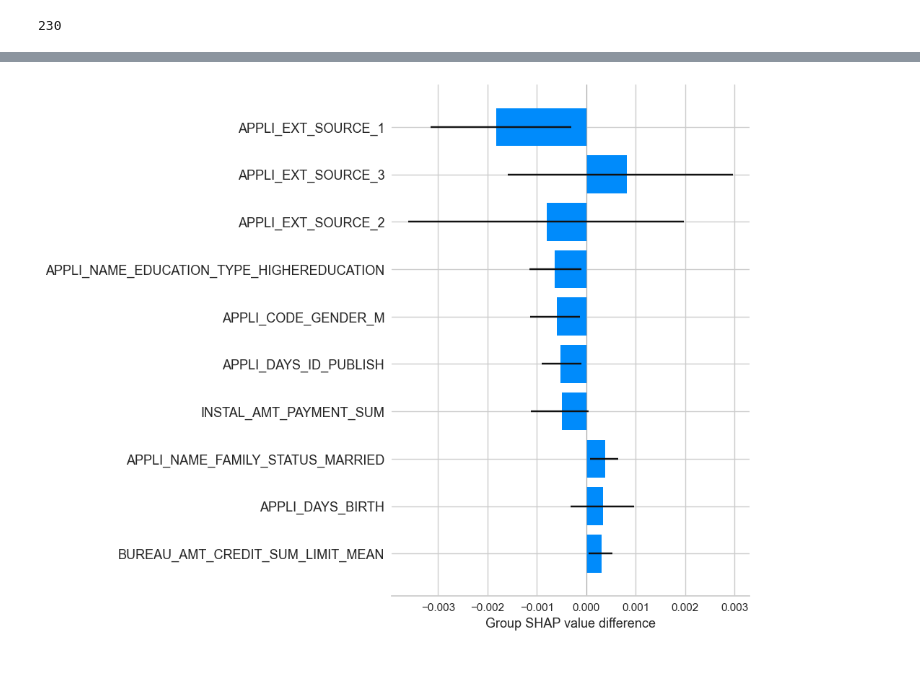
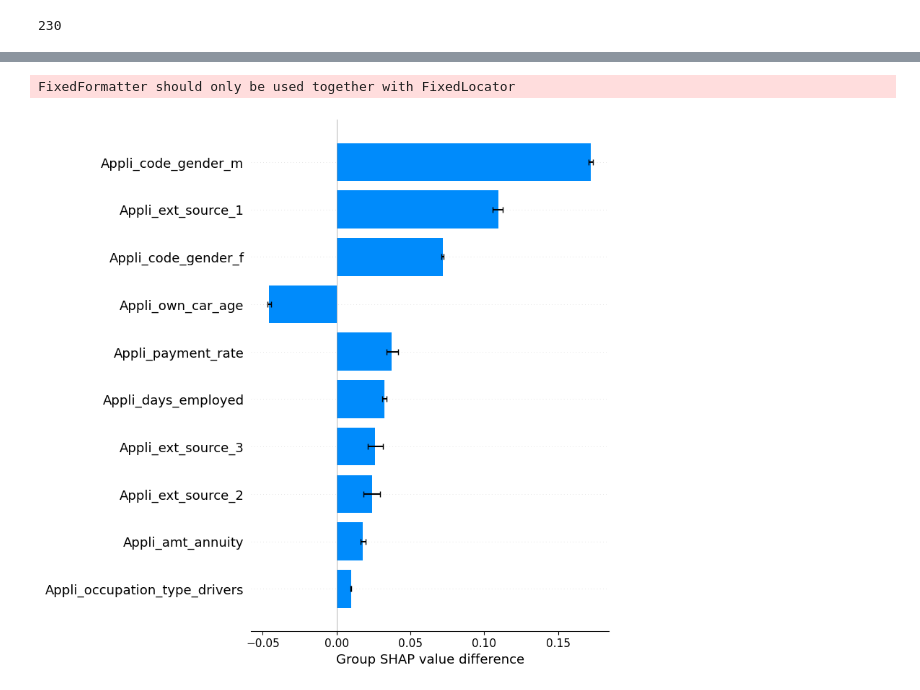
Before and after one commit to cjean-pierre/Openclassrooms, a Jupyter notebook: Data_Scientist/P7_Scoring/P7_SHAP_ANALYSIS.ipynb, the cells around one changed output, grey strips where cells are left out. Cells and saved outputs as stored; diff of their text form; code cells hidden in the pictures.

```diff
--- a/Data_Scientist/P7_Scoring/P7_SHAP_ANALYSIS.ipynb
+++ b/Data_Scientist/P7_Scoring/P7_SHAP_ANALYSIS.ipynb
@@ -98,3 +139,3 @@ contribs.shape
 # %%
-shap_values=contribs[:,:-1]
+shap_contribs=contribs[:,:-1]
 # %%
@@ -110,11 +151,11 @@ exp_values.shape
 # %%
-feat_names=list(train_df.columns[2:])
+feat_names=[feat.capitalize() for feat in feats]
 # %%
 len(feat_names)
 # %% [output]
 230
 # %%
-Xshap=np.array(train_df.iloc[:,2:])
+Xshap=np.array(test_df[feats])
 # %%
 Xshap.shape
 # %% [output]
@@ -138,5 +179,5 @@ feat_names[40]
 # %%
-group_mask=Xshap[:,40]==0
+group_mask=Xshap[:,40]==1
 # %%
 group_mask
 # %% [output]
@@ -144,4 +185,5 @@ array([False,  True, False, ...,  True,  True,  True])
 # %%
-shap.group_difference_plot(shap_values, group_mask, feature_names=feat_names, max_display=10)
+shap.group_difference_plot(shap_contribs, group_mask, feature_names=feat_names, max_display=10)
 # %% [output]
+FixedFormatter should only be used together with FixedLocator
-[figure, old version]
+[figure, new version]
```
Also changed, not shown: parts of 40 cells of this notebook.
